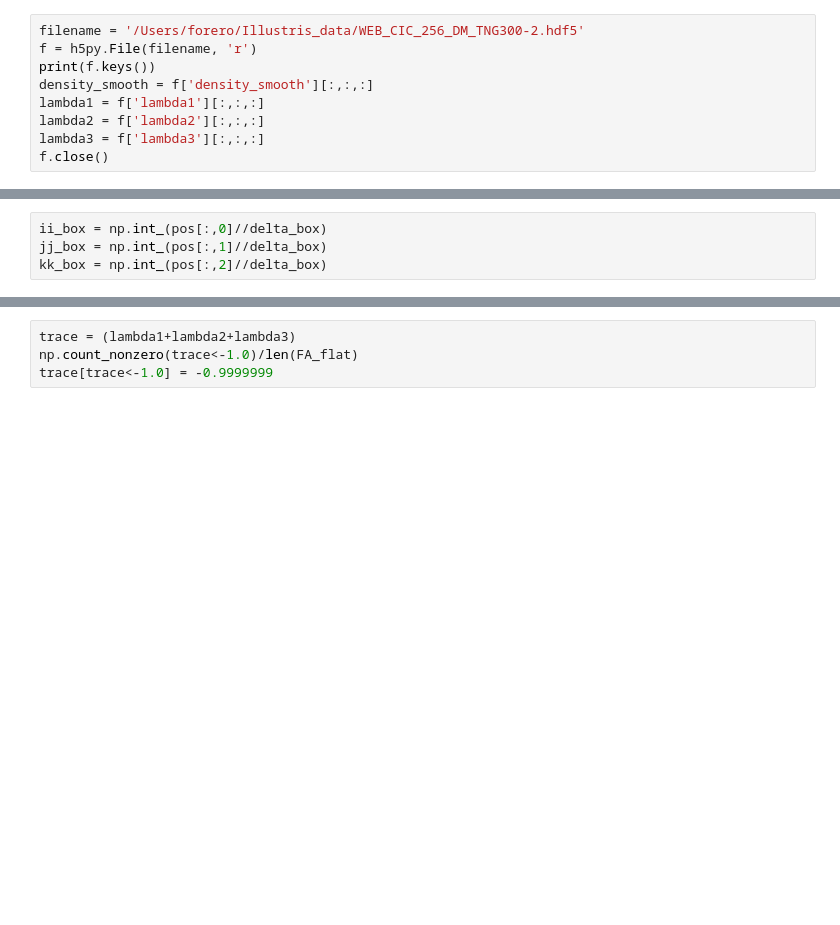
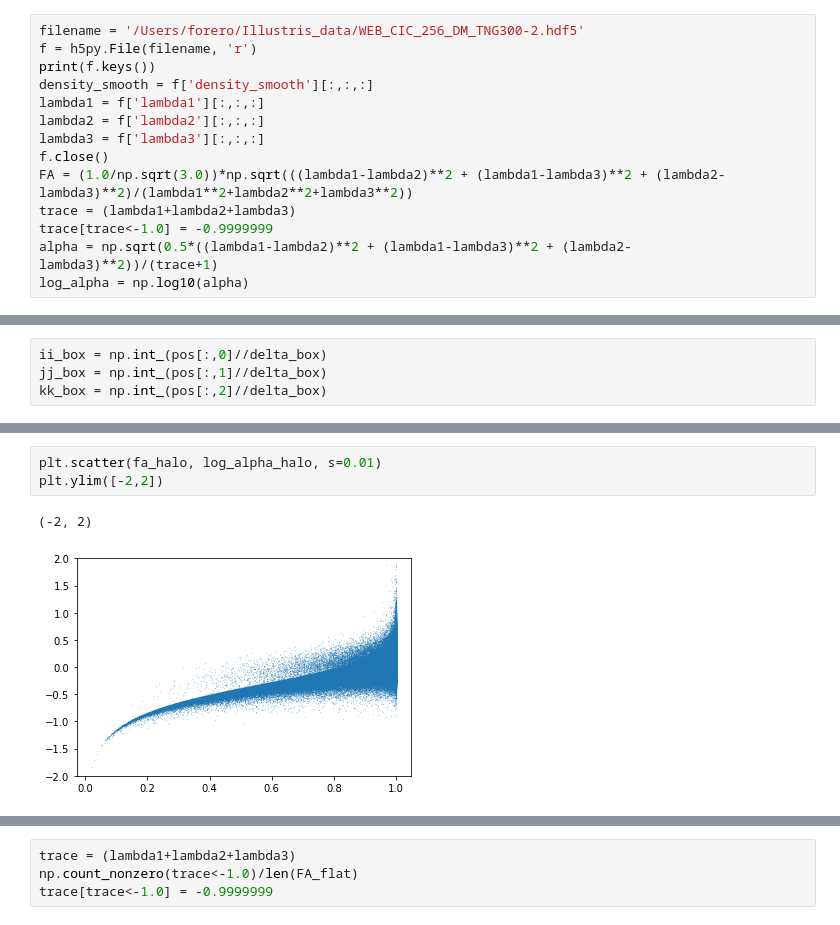
Before and after one commit to forero/IllustrisWeb, a Jupyter notebook: plot_galaxies_in_web.ipynb, the cells around one changed output, grey strips where cells are left out. Drawn from its saved outputs; the diff is of its cells as text; blank space fills up the shorter version.

```diff
--- a/plot_galaxies_in_web.ipynb
+++ b/plot_galaxies_in_web.ipynb
@@ -18,6 +18,11 @@ lambda1 = f['lambda1'][:,:,:]
 lambda2 = f['lambda2'][:,:,:]
 lambda3 = f['lambda3'][:,:,:]
 f.close()
+FA = (1.0/np.sqrt(3.0))*np.sqrt(((lambda1-lambda2)**2 + (lambda1-lambda3)**2 + (lambda2-lambda3)**2)/(lambda1**2+lambda2**2+lambda3**2))
+trace = (lambda1+lambda2+lambda3)
+trace[trace<-1.0] = -0.9999999
+alpha = np.sqrt(0.5*((lambda1-lambda2)**2 + (lambda1-lambda3)**2 + (lambda2-lambda3)**2))/(trace+1)
+log_alpha = np.log10(alpha)
 # %% [output]
 <KeysViewHDF5 ['density_smooth', 'eigenvector1', 'eigenvector2', 'eigenvector3', 'hessian', 'lambda1', 'lambda2', 'lambda3', 'potential']>
 # %%
@@ -83,0 +85,6 @@ plt.matshow(samplemat([10,8]).T)
+# %%
+plt.scatter(fa_halo, log_alpha_halo, s=0.01)
+plt.ylim([-2,2])
+# %% [output]
+(-2, 2)
+[figure, added]
```
Also changed, not shown: parts of 14 cells of this notebook.
